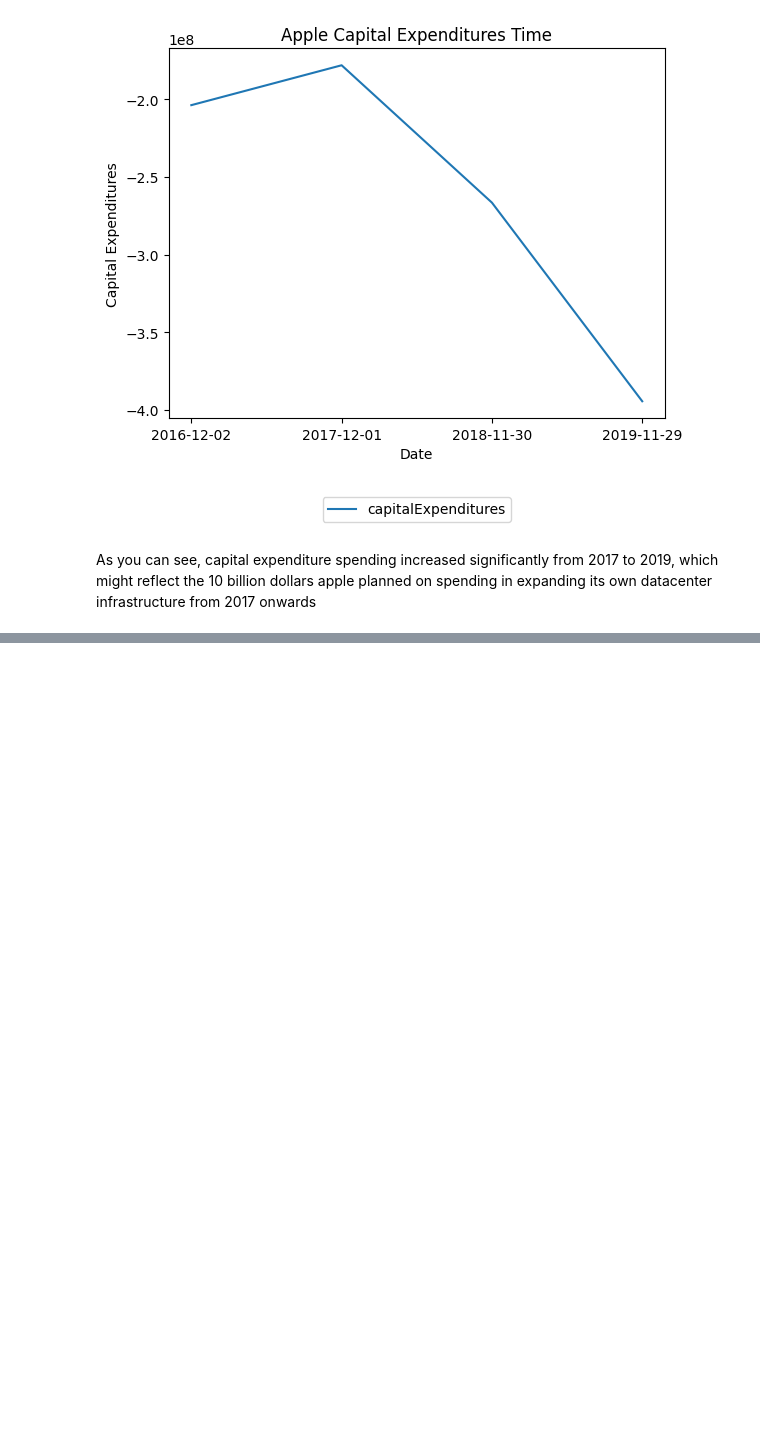
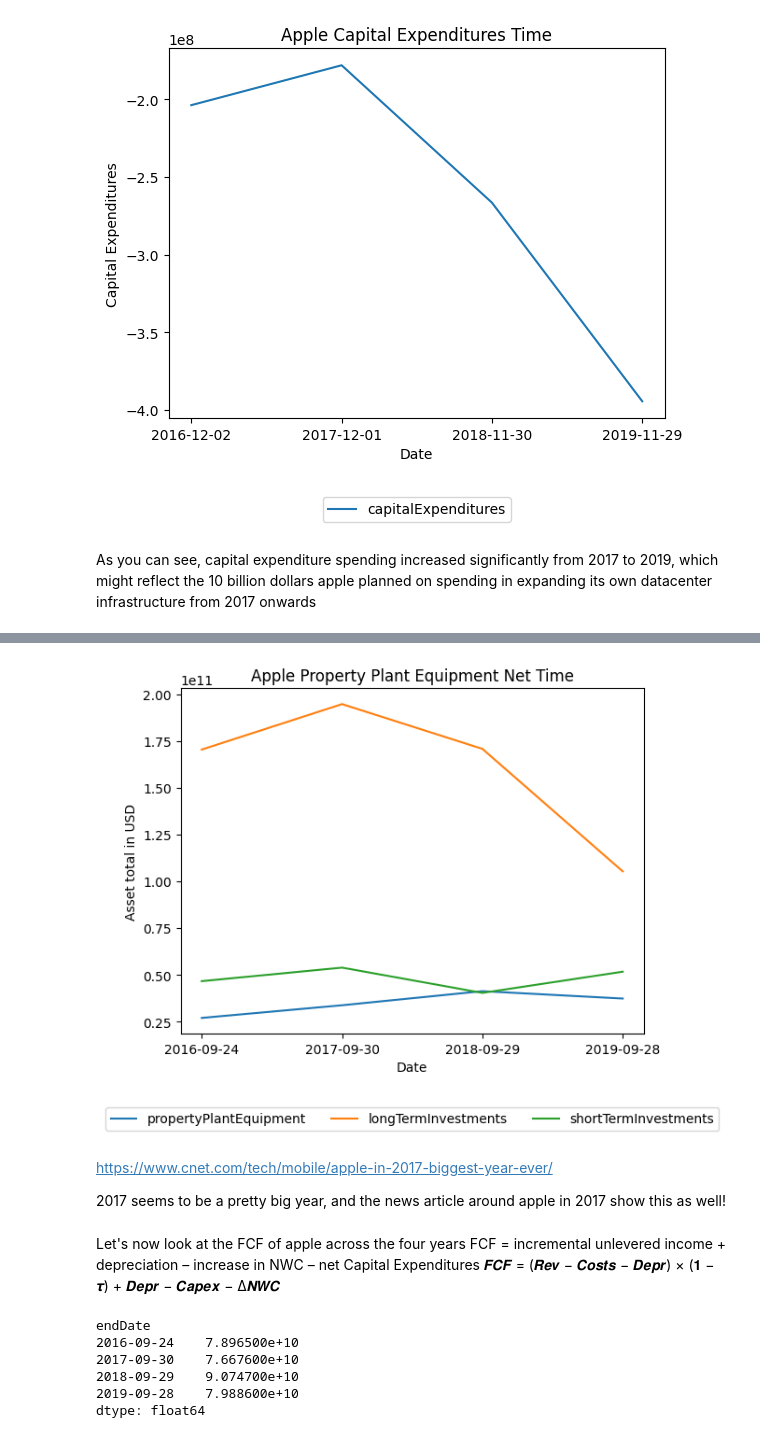
Before and after one commit to joshyipp/UPE, a Jupyter notebook: brainstorm.ipynb, the cells around one changed output, grey strips where cells are left out. Saved outputs shown, nothing was run; the diff lists cells and outputs as text; code cells hidden in the pictures; blank space fills up the shorter version.

```diff
--- a/brainstorm.ipynb
+++ b/brainstorm.ipynb
@@ -200,0 +231,54 @@ reflect the 10 billion dollars apple planned on spending in expanding its own da
+# %%
+#want to take a look at changes in property plant and equipment as well as long term investments
+plt.plot(bs["endDate"],bs["propertyPlantEquipment"],label="propertyPlantEquipment")
+plt.plot(bs["endDate"],bs["longTermInvestments"],label="longTermInvestments")
+plt.plot(bs["endDate"],bs["shortTermInvestments"],label="shortTermInvestments")
+plt.xlabel("Date")
+plt.ylabel("Asset total in USD")
+plt.title("Apple Property Plant Equipment Net Time")
+plt.legend(loc='lower center', bbox_to_anchor=(0.5, -0.3), ncol=3)
+plt.show()
+# %% [output]
+[figure, added]
+# %% [markdown]
+https://www.cnet.com/tech/mobile/apple-in-2017-biggest-year-ever/
+
+2017 seems to be a pretty big year, and the news article around apple in 2017 show this as well!
+# %% [markdown]
+Let's now look at the FCF of apple across the four years
+FCF = incremental unlevered income + depreciation – increase in NWC – net Capital Expenditures
+𝑭𝑪𝑭 = (𝑹𝒆𝒗 − 𝑪𝒐𝒔𝒕𝒔 − 𝑫𝒆𝒑𝒓) × (𝟏 − 𝝉) + 𝑫𝒆𝒑𝒓 − 𝑪𝒂𝒑𝒆𝒙 − ∆𝑵𝑾𝑪
+# %%
+#want to get revenues for all the years for apple
+income_statement=pd.read_csv('temp/incomeStatementHistory_annually.csv')
+income_statement=income_statement[income_statement["stock"]=="AAPL"]
+income_statement=income_statement.sort_values(by="endDate")
+NET_INCOME=income_statement["netIncome"]
+
+cash_flow=pd.read_csv('temp/cashflowStatement_annually.csv')
+cash_flow=cash_flow[cash_flow["stock"]=="AAPL"]
+cash_flow=cash_flow.sort_values(by="endDate")
+DEPR=cash_flow["depreciation"]
+CAPEX=cash_flow["capitalExpenditures"]
+OPERATING_CF=cash_flow["totalCashFromOperatingActivities"]
+
+balance_sheet=pd.read_csv('temp/balanceSheetHistory_annually.csv')
+balance_sheet=balance_sheet[balance_sheet["stock"]=="AAPL"]
+balance_sheet=balance_sheet.sort_values(by="endDate")
+
+NWC=balance_sheet["totalCurrentAssets"]-balance_sheet["totalCurrentLiabilities"]
+
+OCF=NET_INCOME+DEPR+CAPEX+NWC
+FCF=OPERATING_CF-CAPEX
+#instead of indices, want to use dates
+FCF.index=balance_sheet["endDate"]
+FCF.head()
+
+#or...
+# %% [output]
+endDate
+2016-09-24    7.896500e+10
+2017-09-30    7.667600e+10
+2018-09-29    9.074700e+10
+2019-09-28    7.988600e+10
+dtype: float64
```
Also changed, not shown: parts of 6 cells of this notebook.
